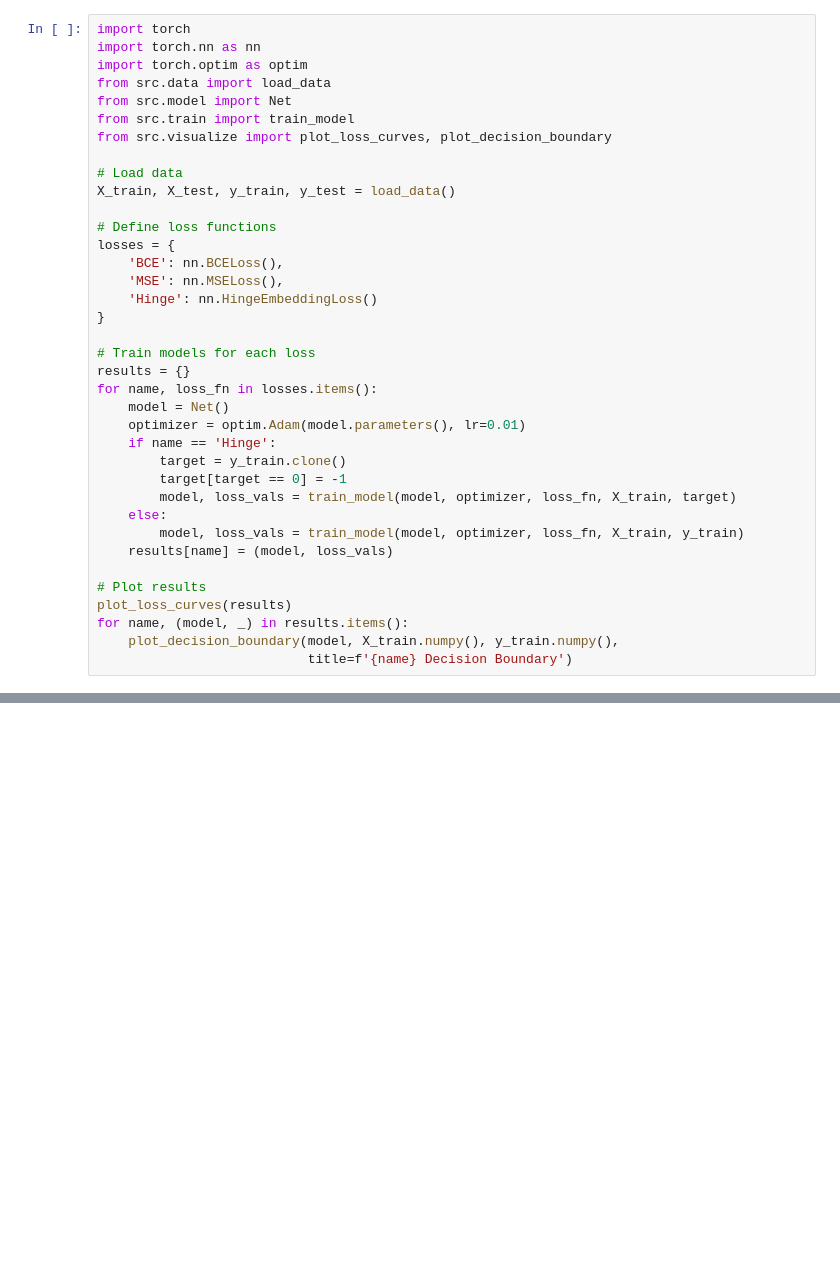
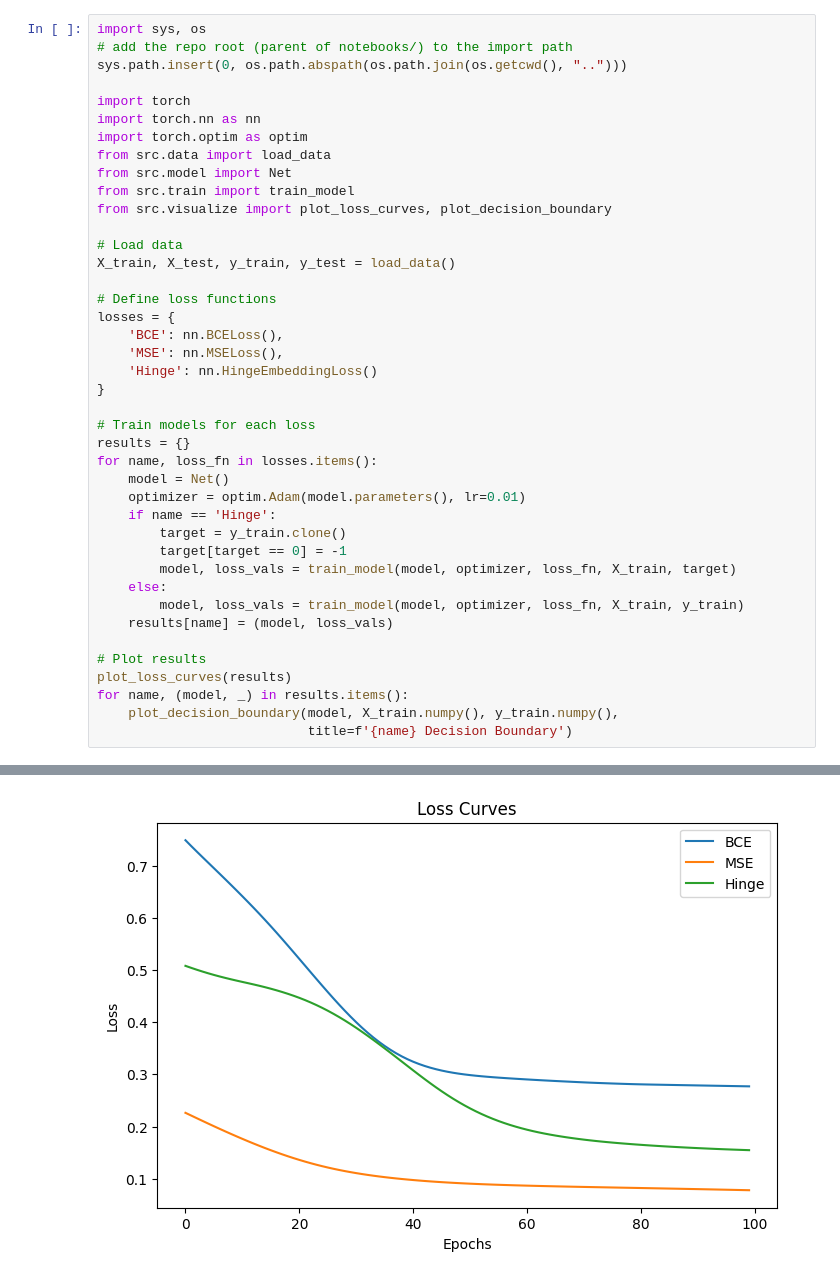
Before and after one commit to utkarshbyahut/AI-Loss-Function-Visualizer, a Jupyter notebook: notebooks/01_loss_function_visualizer.ipynb, the cells around one changed output, grey strips where cells are left out. Drawn from its saved outputs; the diff is of its cells as text; blank space fills up the shorter version.

Commit message:
Change to Loss function Visualizer for file loading

```diff
--- a/notebooks/01_loss_function_visualizer.ipynb
+++ b/notebooks/01_loss_function_visualizer.ipynb
@@ -1,4 +1,8 @@
 # %%
+import sys, os
+# add the repo root (parent of notebooks/) to the import path
+sys.path.insert(0, os.path.abspath(os.path.join(os.getcwd(), "..")))
+
 import torch
 import torch.nn as nn
 import torch.optim as optim
@@ -39,0 +43 @@ NameError: name 'none' is not defined
+[figure, added]
```
Also changed, not shown: parts of 1 cell of this notebook.
